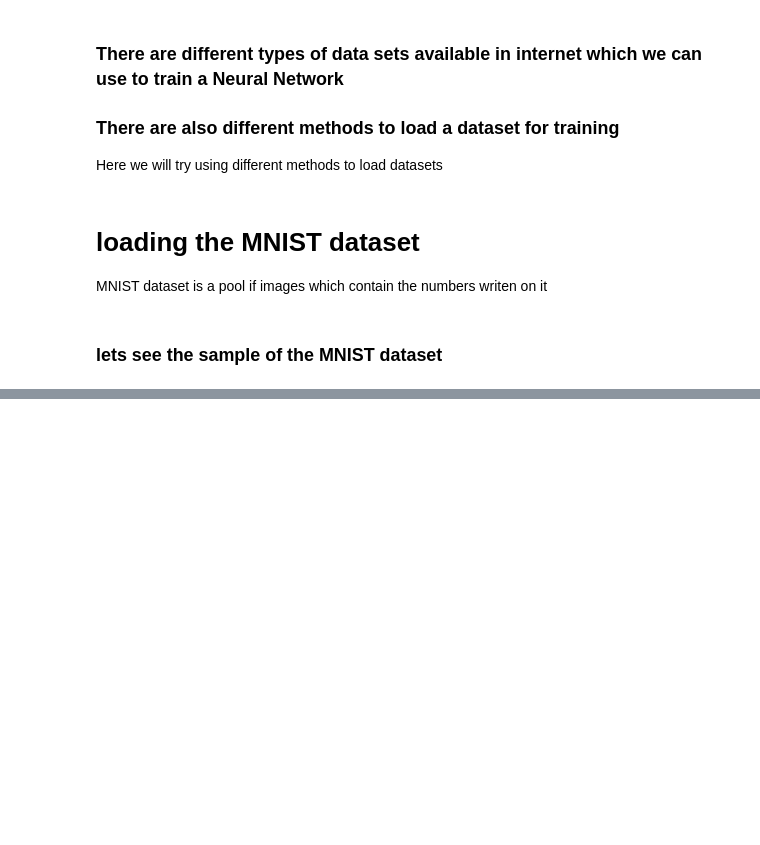
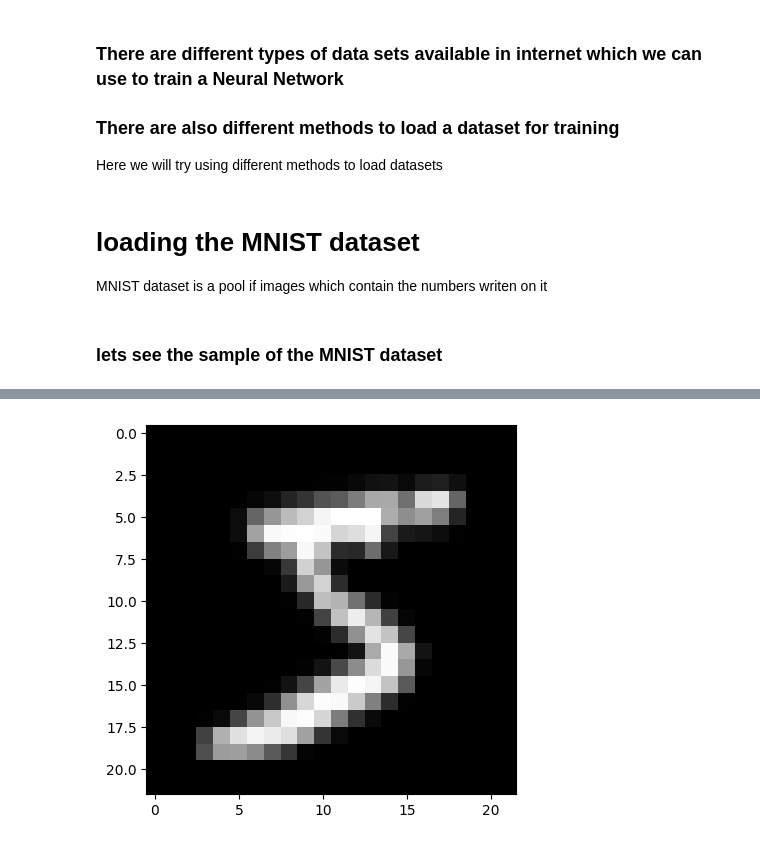
Before and after one commit to WhiteboxHub/Pytorch, a Jupyter notebook: 3_loading_dataset.ipynb, the cells around one changed output, grey strips where cells are left out. Saved outputs shown, nothing was run; the diff lists cells and outputs as text; code cells hidden in the pictures; blank space fills up the shorter version.

```diff
--- a/3_loading_dataset.ipynb
+++ b/3_loading_dataset.ipynb
@@ -42,0 +46,6 @@ Sample_data_view(minst_train)
+# %%
+x,y = minst_train[0]
+plt.imshow(x.squeeze().numpy(),cmap='gray')
+plt.show()
+# %% [output]
+[figure, added]
```
Also changed, not shown: parts of 5 cells of this notebook, 14 other files.
